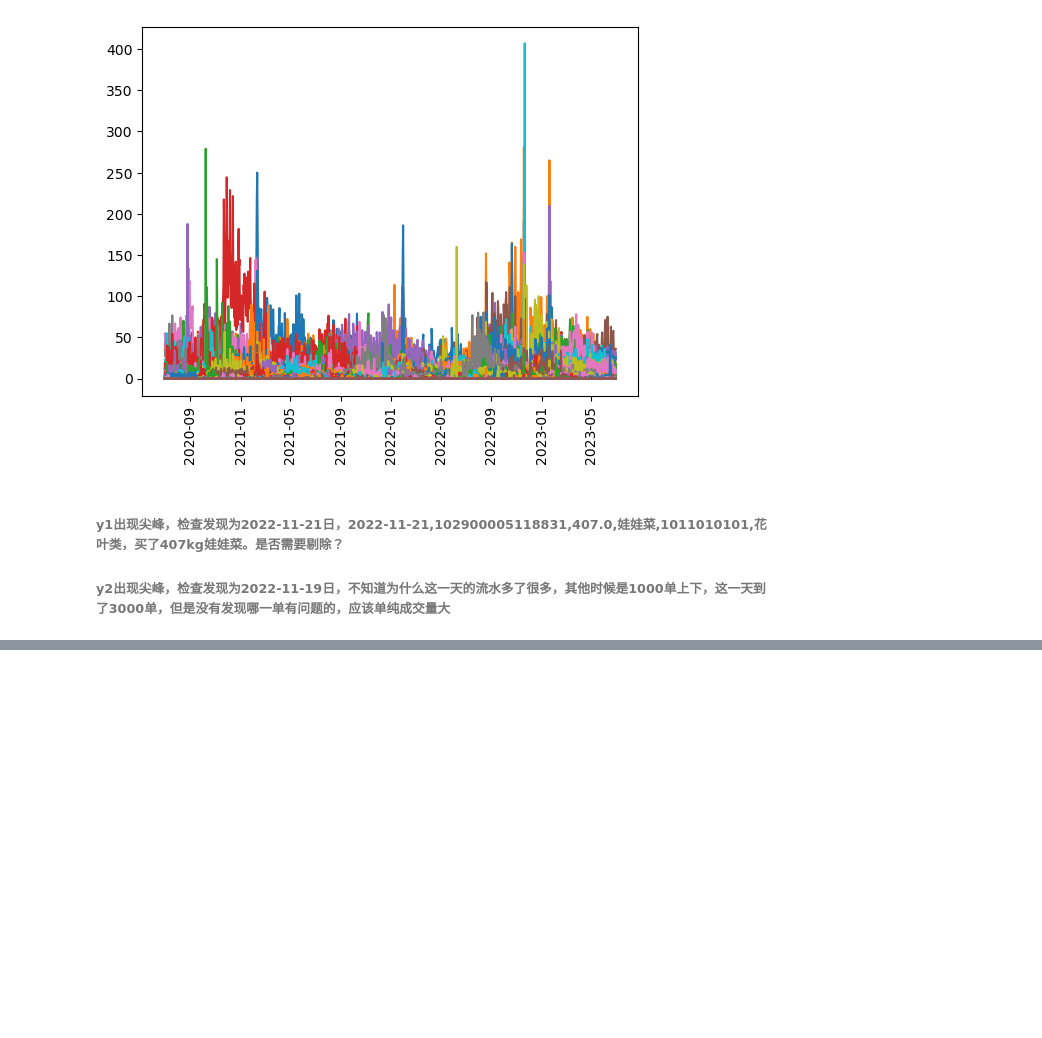
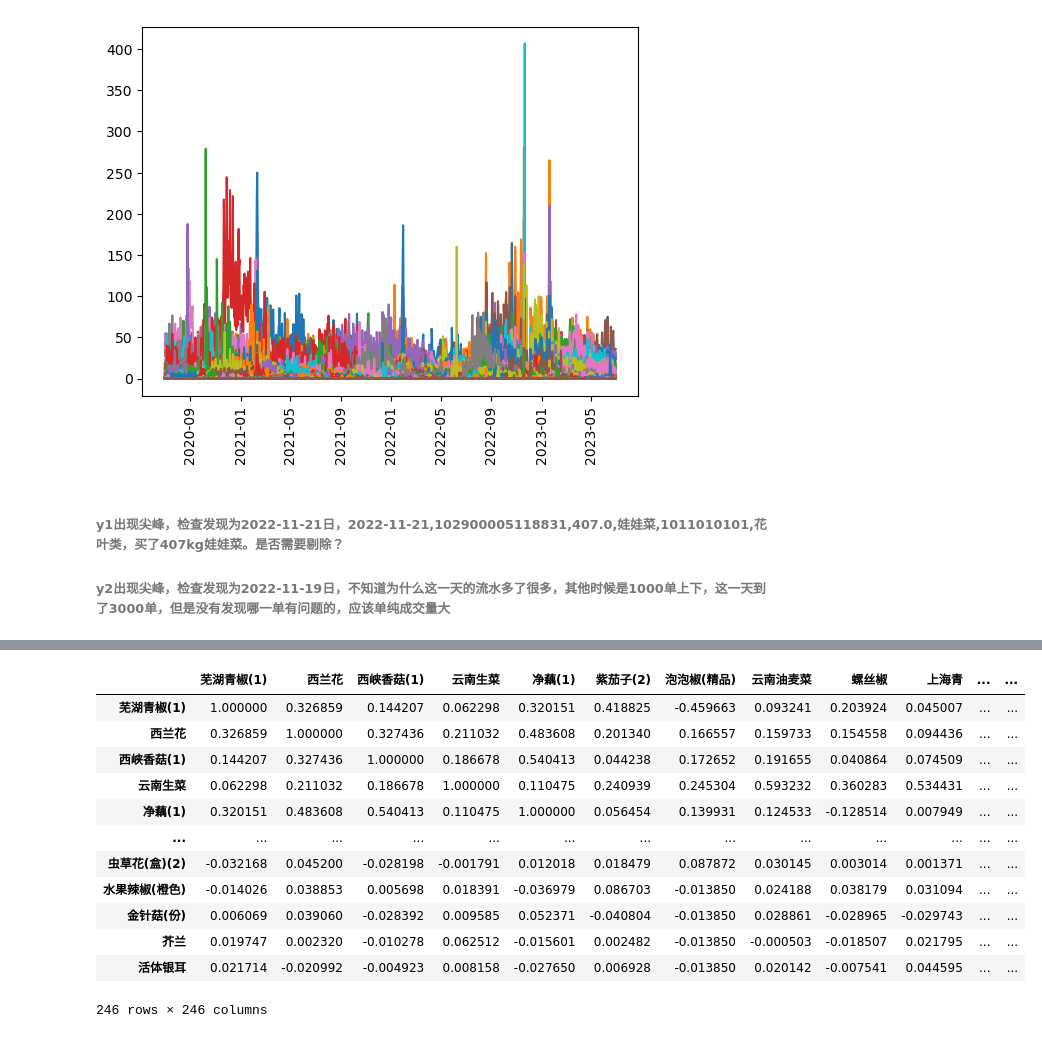
Before and after one commit to morse-fong/workspace, a Jupyter notebook: main.ipynb, the cells around one changed output, grey strips where cells are left out. Saved outputs shown, nothing was run; the diff lists cells and outputs as text; code cells hidden in the pictures; blank space fills up the shorter version.

```diff
--- a/main.ipynb
+++ b/main.ipynb
@@ -101,0 +110,31 @@ plt.show()
+# %%
+import seaborn as sns
+
+Correlationmatrix = pd.DataFrame()
+for i in y1:
+    y = []
+    name = data1[data1['单品编码'] == i]['单品名称'].iloc[0]
+    for j in x:
+        try:
+            y.append(Totaldailysales.loc[(j, i)]['销量(千克)'])
+        except:
+            y.append(0)
+    Correlationmatrix[name] = y
+
+a=Correlationmatrix.corr()
+# %%
+a
+# %% [output]
+|  | 芜湖青椒(1) | 西兰花 | 西峡香菇(1) | 云南生菜 | 净藕(1) | 紫茄子(2) | 泡泡椒(精品) | 云南油麦菜 | 螺丝椒 | 上海青 | ... | ... |
+| 芜湖青椒(1) | 1.000000 | 0.326859 | 0.144207 | 0.062298 | 0.320151 | 0.418825 | -0.459663 | 0.093241 | 0.203924 | 0.045007 | ... | ... |
+| 西兰花 | 0.326859 | 1.000000 | 0.327436 | 0.211032 | 0.483608 | 0.201340 | 0.166557 | 0.159733 | 0.154558 | 0.094436 | ... | ... |
+| 西峡香菇(1) | 0.144207 | 0.327436 | 1.000000 | 0.186678 | 0.540413 | 0.044238 | 0.172652 | 0.191655 | 0.040864 | 0.074509 | ... | ... |
+| 云南生菜 | 0.062298 | 0.211032 | 0.186678 | 1.000000 | 0.110475 | 0.240939 | 0.245304 | 0.593232 | 0.360283 | 0.534431 | ... | ... |
+| 净藕(1) | 0.320151 | 0.483608 | 0.540413 | 0.110475 | 1.000000 | 0.056454 | 0.139931 | 0.124533 | -0.128514 | 0.007949 | ... | ... |
+| ... | ... | ... | ... | ... | ... | ... | ... | ... | ... | ... | ... | ... |
+| 虫草花(盒)(2) | -0.032168 | 0.045200 | -0.028198 | -0.001791 | 0.012018 | 0.018479 | 0.087872 | 0.030145 | 0.003014 | 0.001371 | ... | ... |
+| 水果辣椒(橙色) | -0.014026 | 0.038853 | 0.005698 | 0.018391 | -0.036979 | 0.086703 | -0.013850 | 0.024188 | 0.038179 | 0.031094 | ... | ... |
+| 金针菇(份) | 0.006069 | 0.039060 | -0.028392 | 0.009585 | 0.052371 | -0.040804 | -0.013850 | 0.028861 | -0.028965 | -0.029743 | ... | ... |
+| 芥兰 | 0.019747 | 0.002320 | -0.010278 | 0.062512 | -0.015601 | 0.002482 | -0.013850 | -0.000503 | -0.018507 | 0.021795 | ... | ... |
+| 活体银耳 | 0.021714 | -0.020992 | -0.004923 | 0.008158 | -0.027650 | 0.006928 | -0.013850 | 0.020142 | -0.007541 | 0.044595 | ... | ... |
+246 rows × 246 columns
```
Also changed, not shown: parts of 3 cells of this notebook.
